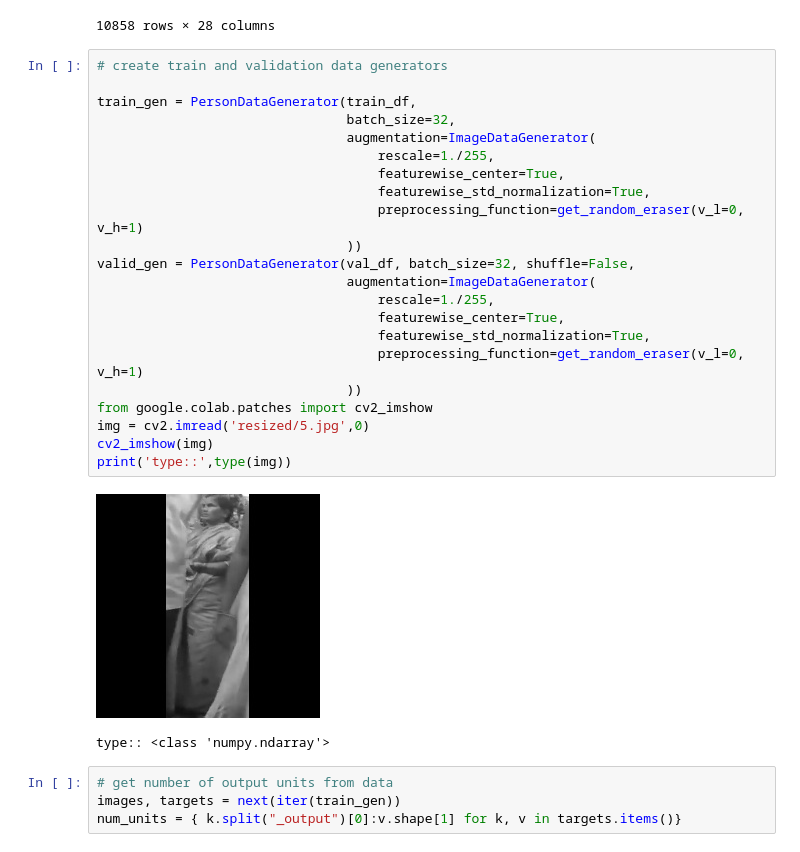
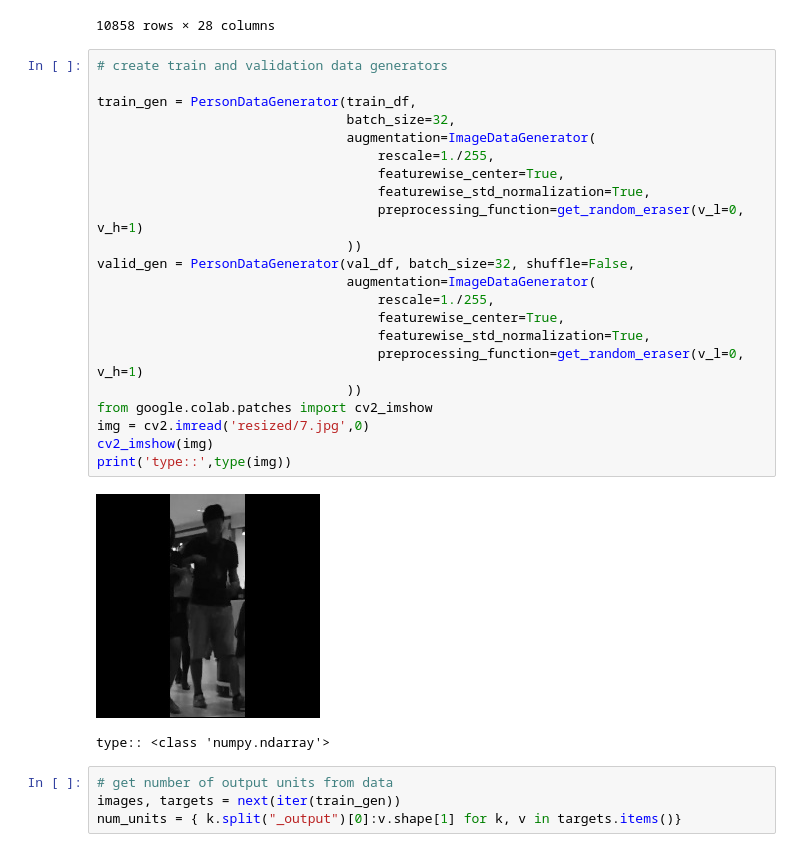
Before and after one commit to TaufeeqAhmed/EIP-Session1, a Jupyter notebook: Assignment_5.ipynb, the cells around one changed output. Cells and saved outputs as stored; diff of their text form.

```diff
--- a/Assignment_5.ipynb
+++ b/Assignment_5.ipynb
@@ -211,27 +207,27 @@ train_df
 # %%
 # create train and validation data generators
 
 train_gen = PersonDataGenerator(train_df,
                                 batch_size=32,
                                 augmentation=ImageDataGenerator(
                                     rescale=1./255,
                                     featurewise_center=True,
                                     featurewise_std_normalization=True,
                                     preprocessing_function=get_random_eraser(v_l=0, v_h=1)
                                 ))
 valid_gen = PersonDataGenerator(val_df, batch_size=32, shuffle=False,
                                 augmentation=ImageDataGenerator(
                                     rescale=1./255,
                                     featurewise_center=True,
                                     featurewise_std_normalization=True,
                                     preprocessing_function=get_random_eraser(v_l=0, v_h=1)
                                 ))
 from google.colab.patches import cv2_imshow
-img = cv2.imread('resized/5.jpg',0)
+img = cv2.imread('resized/7.jpg',0)
 cv2_imshow(img)
 print('type::',type(img))
 # %% [output]
-[figure, old version]
+[figure, new version]
 type:: <class 'numpy.ndarray'>
 # %%
 # get number of output units from data
```
Also changed, not shown: parts of 9 cells of this notebook.
